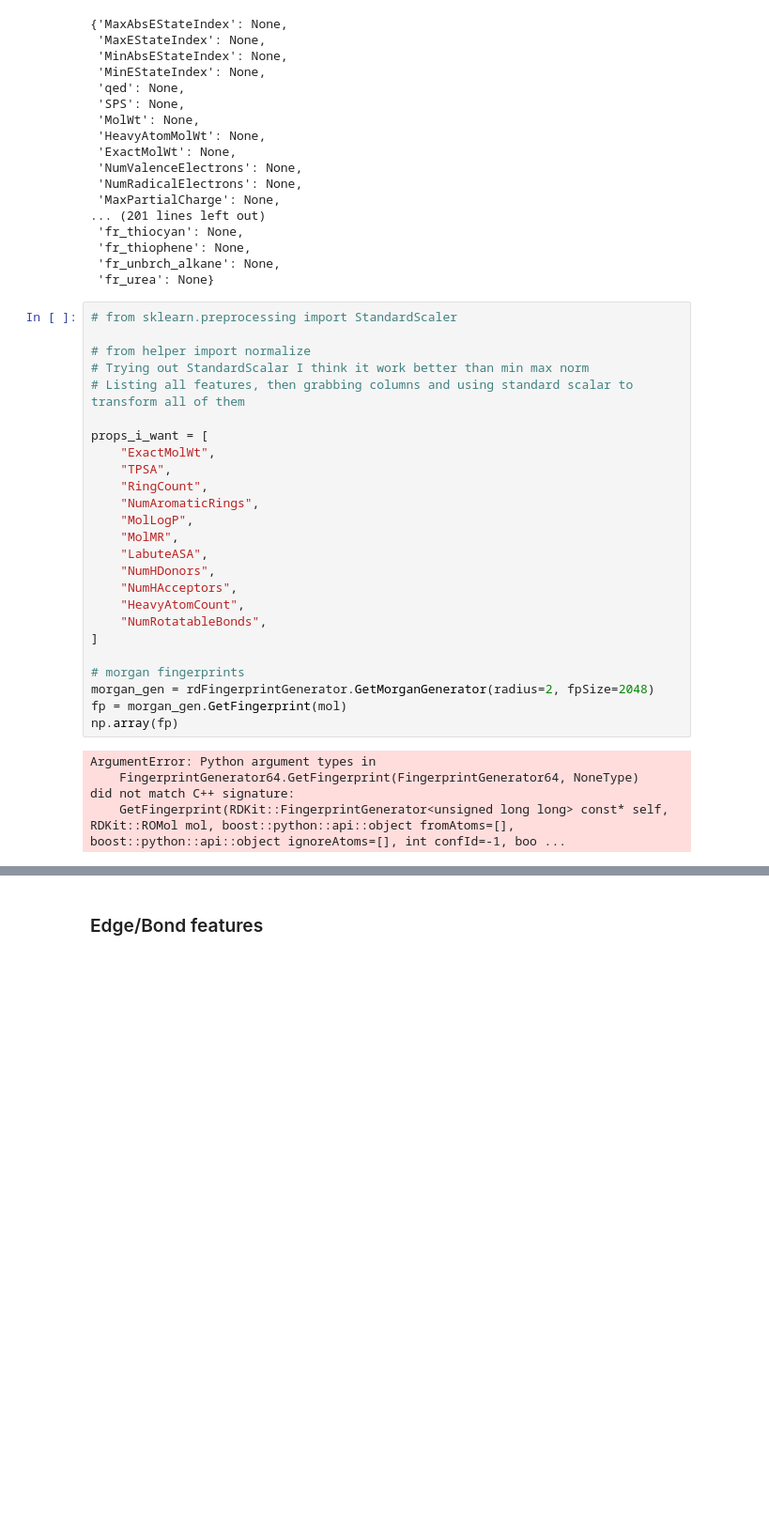
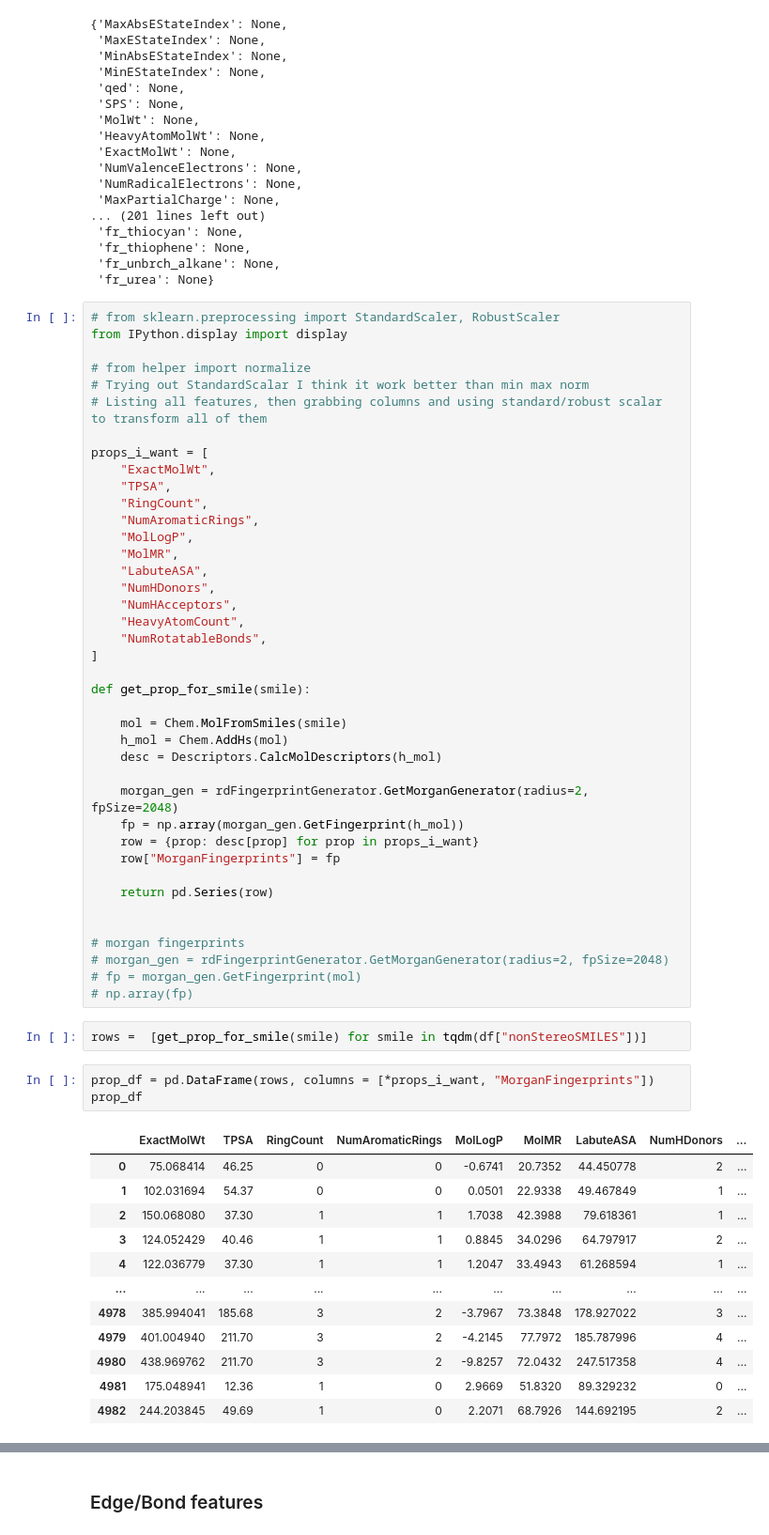
Before and after one commit to markzuckerburg600-glitch/Molecular-Smells-Project, a Jupyter notebook: dataset.ipynb, the cells around one changed output, grey strips where cells are left out. Shown at 94% size. Saved outputs shown, nothing was run; the diff lists cells and outputs as text; blank space fills up the shorter version.

Commit message:
created functions for smiles properties and saved global properties dataframe

```diff
--- a/dataset.ipynb
+++ b/dataset.ipynb
@@ -209,11 +209,12 @@ desc
  'fr_unbrch_alkane': None,
  'fr_urea': None}
 # %%
-# from sklearn.preprocessing import StandardScaler
+# from sklearn.preprocessing import StandardScaler, RobustScaler
+from IPython.display import display
 
 # from helper import normalize
 # Trying out StandardScalar I think it work better than min max norm
-# Listing all features, then grabbing columns and using standard scalar to transform all of them
+# Listing all features, then grabbing columns and using standard/robust scalar to transform all of them
 
 props_i_want = [
     "ExactMolWt",
@@ -229,12 +230,39 @@ props_i_want = [
     "NumRotatableBonds",
 ]
 
+def get_prop_for_smile(smile):
+
+    mol = Chem.MolFromSmiles(smile)
+    h_mol = Chem.AddHs(mol)
+    desc = Descriptors.CalcMolDescriptors(h_mol)
+
+    morgan_gen = rdFingerprintGenerator.GetMorganGenerator(radius=2, fpSize=2048)
+    fp = np.array(morgan_gen.GetFingerprint(h_mol))
+    row = {prop: desc[prop] for prop in props_i_want}
+    row["MorganFingerprints"] = fp
+
+    return pd.Series(row)
+
+
 # morgan fingerprints
-morgan_gen = rdFingerprintGenerator.GetMorganGenerator(radius=2, fpSize=2048)
-fp = morgan_gen.GetFingerprint(mol)
-np.array(fp)
+# morgan_gen = rdFingerprintGenerator.GetMorganGenerator(radius=2, fpSize=2048)
+# fp = morgan_gen.GetFingerprint(mol)
+# np.array(fp)
-# %% [output]
-ArgumentError: Python argument types in
-    FingerprintGenerator64.GetFingerprint(FingerprintGenerator64, NoneType)
-did not match C++ signature:
-    GetFingerprint(RDKit::FingerprintGenerator<unsigned long long> const* self, RDKit::ROMol mol, boost::python::api::object fromAtoms=[], boost::python::api::object ignoreAtoms=[], int confId=-1, boo ...
+# %%
+rows =  [get_prop_for_smile(smile) for smile in tqdm(df["nonStereoSMILES"])]
+# %%
+prop_df = pd.DataFrame(rows, columns = [*props_i_want, "MorganFingerprints"])
+prop_df
+# %% [output]
+|  | ExactMolWt | TPSA | RingCount | NumAromaticRings | MolLogP | MolMR | LabuteASA | NumHDonors | ... |
+| 0 | 75.068414 | 46.25 | 0 | 0 | -0.6741 | 20.7352 | 44.450778 | 2 | ... |
+| 1 | 102.031694 | 54.37 | 0 | 0 | 0.0501 | 22.9338 | 49.467849 | 1 | ... |
+| 2 | 150.068080 | 37.30 | 1 | 1 | 1.7038 | 42.3988 | 79.618361 | 1 | ... |
+| 3 | 124.052429 | 40.46 | 1 | 1 | 0.8845 | 34.0296 | 64.797917 | 2 | ... |
+| 4 | 122.036779 | 37.30 | 1 | 1 | 1.2047 | 33.4943 | 61.268594 | 1 | ... |
+| ... | ... | ... | ... | ... | ... | ... | ... | ... | ... |
+| 4978 | 385.994041 | 185.68 | 3 | 2 | -3.7967 | 73.3848 | 178.927022 | 3 | ... |
+| 4979 | 401.004940 | 211.70 | 3 | 2 | -4.2145 | 77.7972 | 185.787996 | 4 | ... |
+| 4980 | 438.969762 | 211.70 | 3 | 2 | -9.8257 | 72.0432 | 247.517358 | 4 | ... |
+| 4981 | 175.048941 | 12.36 | 1 | 0 | 2.9669 | 51.8320 | 89.329232 | 0 | ... |
+| 4982 | 244.203845 | 49.69 | 1 | 0 | 2.2071 | 68.7926 | 144.692195 | 2 | ... |
```
Also changed, not shown: parts of 1 cell of this notebook.
